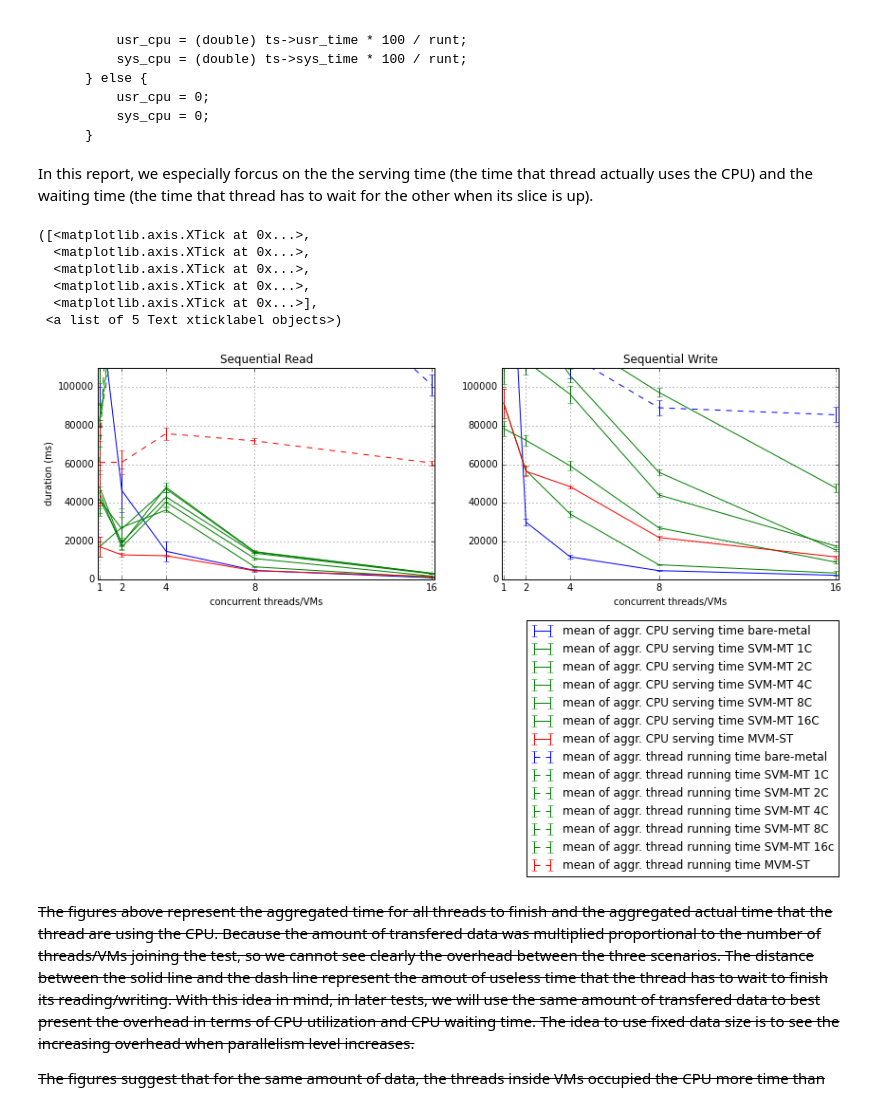
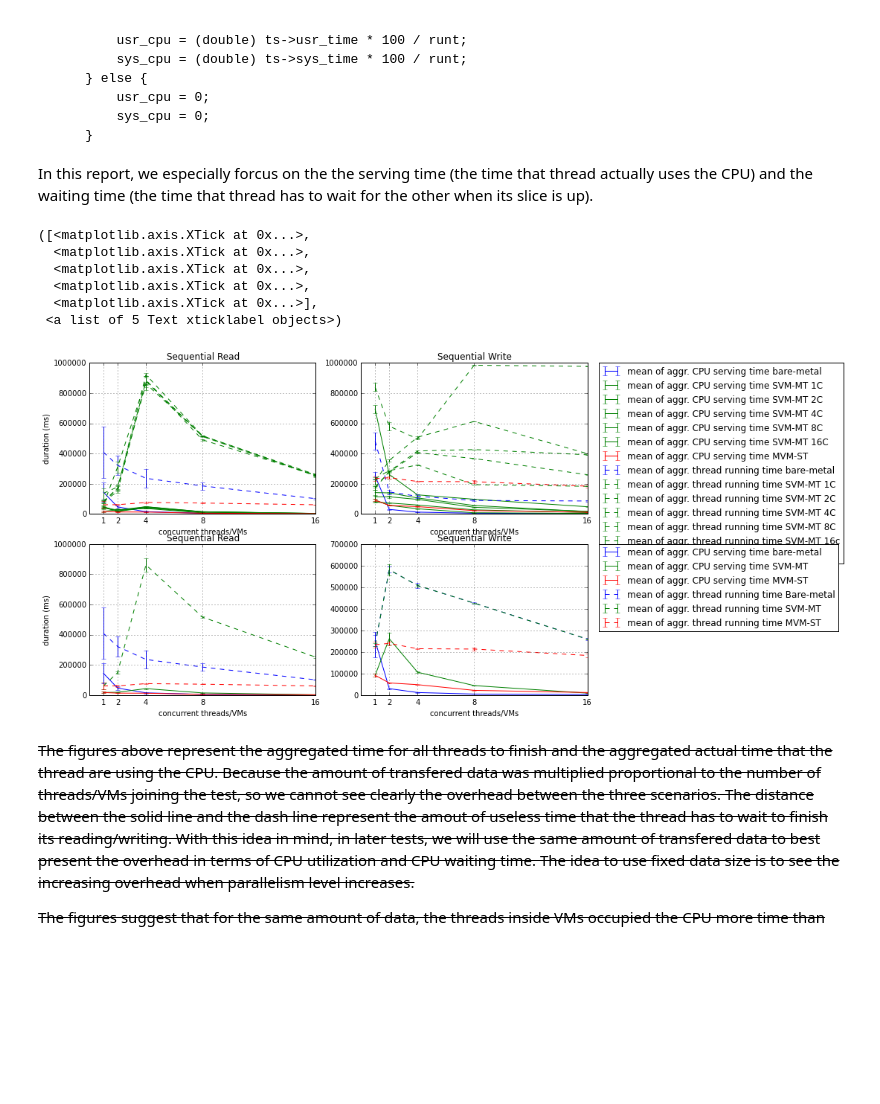
Before and after one commit to hasonhai/io_measurements, a Jupyter notebook: notebook/DA16procs_d32_v1.ipynb, the cells around one changed output. Drawn from its saved outputs; the diff is of its cells as text; code cells hidden in the pictures; blank space fills up the shorter version.

```diff
--- a/notebook/DA16procs_d32_v1.ipynb
+++ b/notebook/DA16procs_d32_v1.ipynb
@@ -553,11 +633,21 @@ citrtswsvm16c = citct.filter(regex="^SW01VM16CTH").tolist()
 
 citrtsrmvm = citrt.filter(regex="^SR[0-9]+VM01CTH01").tolist()
 citrtswmvm = citrt.filter(regex="^SW[0-9]+VM01CTH01").tolist()
+
+# Cores = processes
+tctsrsvm = [tctsrsvm1c[0], tctsrsvm2c[1], tctsrsvm4c[2], tctsrsvm8c[3], tctsrsvm16c[4]]
+tctswsvm = [tctswsvm1c[0], tctswsvm2c[1], tctswsvm4c[2], tctswsvm8c[3], tctswsvm16c[4]]
+trtsrsvm = [trtsrsvm1c[0], trtsrsvm2c[1], trtsrsvm4c[2], trtsrsvm8c[3], trtsrsvm16c[4]]
+trtswsvm = [trtswsvm1c[0], trtswsvm2c[1], trtswsvm4c[2], trtswsvm8c[3], trtswsvm16c[4]]
+citctsrsvm = [citctsrsvm1c[0], citctsrsvm2c[1], citctsrsvm4c[2], citctsrsvm8c[3], citctsrsvm16c[4]]
+citctswsvm = [citctswsvm1c[0], citctswsvm2c[1], citctswsvm4c[2], citctswsvm8c[3], citctswsvm16c[4]]
+citrtsrsvm = [citrtsrsvm1c[0], citrtsrsvm2c[1], citrtsrsvm4c[2], citrtsrsvm8c[3], citrtsrsvm16c[4]]
+citrtswsvm = [citrtswsvm1c[0], citrtswsvm2c[1], citrtswsvm4c[2], citrtswsvm8c[3], citrtswsvm16c[4]]
 # %%
 x_axis = [1,2,4,8,16]
-pylab.rcParams['figure.figsize'] = 14, 4  # change default size of figures
+pylab.rcParams['figure.figsize'] = 12, 8  # change default size of figures
 
-plt.subplot(121)
+plt.subplot(221)
 plt.errorbar(x_axis, tctsrbf, citctsrbf, color="blue")
 plt.errorbar(x_axis, tctsrsvm1c, citctsrsvm1c, color="green")
 plt.errorbar(x_axis, tctsrsvm2c, citctsrsvm2c, color="green")
@@ -572,45 +662,74 @@ plt.errorbar(x_axis, trtsrsvm4c, citrtsrsvm4c, ls="dashed", color="green")
 plt.errorbar(x_axis, trtsrsvm8c, citrtsrsvm8c, ls="dashed", color="green")
 plt.errorbar(x_axis, trtsrsvm16c, citrtsrsvm16c, ls="dashed", color="green")
 plt.errorbar(x_axis, trtsrmvm, citrtsrmvm, ls="dashed", color="red")
-plt.axis([0.9, 16.1, 0, 110000])
+#plt.axis([0.9, 16.1, 0, 110000])
 plt.grid(True)
 plt.title('Sequential Read')
 plt.xlabel('concurrent threads/VMs')
 plt.ylabel('duration (ms)')
 plt.xticks(x_axis)
 
-plt.subplot(122)
+plt.subplot(222)
 plt.errorbar(x_axis, tctswbf, citctswbf, color="blue", label = 'mean of aggr. CPU serving time bare-metal')
 plt.errorbar(x_axis, tctswsvm1c, citctswsvm1c, color="green", label = 'mean of aggr. CPU serving time SVM-MT 1C')
 plt.errorbar(x_axis, tctswsvm2c, citctswsvm2c, color="green", label = 'mean of aggr. CPU serving time SVM-MT 2C')
 plt.errorbar(x_axis, tctswsvm4c, citctswsvm4c, color="green", label = 'mean of aggr. CPU serving time SVM-MT 4C')
 plt.errorbar(x_axis, tctswsvm8c, citctswsvm8c, color="green", label = 'mean of aggr. CPU serving time SVM-MT 8C')
 plt.errorbar(x_axis, tctswsvm16c, citctswsvm16c, color="green", label = 'mean of aggr. CPU serving time SVM-MT 16C')
 plt.errorbar(x_axis, tctswmvm, citctswmvm, color="red", label = 'mean of aggr. CPU serving time MVM-ST')
 plt.errorbar(x_axis, trtswbf, citrtswbf, ls="dashed", color="blue", label = 'mean of aggr. thread running time bare-metal')
 plt.errorbar(x_axis, trtswsvm1c, citrtswsvm1c, ls="dashed", color="green", label = 'mean of aggr. thread running time SVM-MT 1C')
 plt.errorbar(x_axis, trtswsvm2c, citrtswsvm2c, ls="dashed", color="green", label = 'mean of aggr. thread running time SVM-MT 2C')
 plt.errorbar(x_axis, trtswsvm4c, citrtswsvm4c, ls="dashed", color="green", label = 'mean of aggr. thread running time SVM-MT 4C')
 plt.errorbar(x_axis, trtswsvm8c, citrtswsvm8c, ls="dashed", color="green", label = 'mean of aggr. thread running time SVM-MT 8C')
 plt.errorbar(x_axis, trtswsvm16c, citrtswsvm16c, ls="dashed", color="green", label = 'mean of aggr. thread running time SVM-MT 16c')
 plt.errorbar(x_axis, trtswmvm, citrtswmvm, ls="dashed", color="red", label = 'mean of aggr. thread running time MVM-ST')
-plt.axis([0.9, 16.1, 0, 110000])
+#plt.axis([0.9, 16.1, 0, 110000])
 plt.grid(True)
 plt.title('Sequential Write')
-plt.legend(bbox_to_anchor=(1, -1.4), loc=4, borderaxespad=0.)
+plt.legend(bbox_to_anchor=(1.05, 1), loc=0, borderaxespad=0.)
+plt.xlabel('concurrent threads/VMs')
+#plt.ylabel('duration (ms)')
+plt.xticks(x_axis)
+
+plt.subplot(223)
+plt.errorbar(x_axis, tctsrbf, citctsrbf, color="blue")
+plt.errorbar(x_axis, tctsrsvm, citctsrsvm, color="green")
+plt.errorbar(x_axis, tctsrmvm, citctsrmvm, color="red")
+plt.errorbar(x_axis, trtsrbf, citrtsrbf, ls="dashed", color="blue")
+plt.errorbar(x_axis, trtsrsvm, citrtsrsvm, ls="dashed", color="green")
+plt.errorbar(x_axis, trtsrmvm, citrtsrmvm, ls="dashed", color="red")
+#plt.axis([0.9, 16.1, 0, 110000])
+plt.grid(True)
+plt.title('Sequential Read')
+plt.xlabel('concurrent threads/VMs')
+plt.ylabel('duration (ms)')
+plt.xticks(x_axis)
+
+plt.subplot(224)
+plt.errorbar(x_axis, tctswbf, citctswbf, color="blue", label = 'mean of aggr. CPU serving time bare-metal')
+plt.errorbar(x_axis, tctswsvm, citctswsvm, color="green", label = 'mean of aggr. CPU serving time SVM-MT')
+plt.errorbar(x_axis, tctswmvm, citctswmvm, color="red", label = 'mean of aggr. CPU serving time MVM-ST')
+plt.errorbar(x_axis, trtswsvm, citrtswbf, ls="dashed", color="blue", label = 'mean of aggr. thread running time Bare-metal')
+plt.errorbar(x_axis, trtswsvm, citrtswsvm, ls="dashed", color="green", label = 'mean of aggr. thread running time SVM-MT')
+plt.errorbar(x_axis, trtswmvm, citrtswmvm, ls="dashed", color="red", label = 'mean of aggr. thread running time MVM-ST')
+#plt.axis([0.9, 16.1, 0, 110000])
+plt.grid(True)
+plt.title('Sequential Write')
+plt.legend(bbox_to_anchor=(1.05, 1), loc=0, borderaxespad=0.)
 plt.xlabel('concurrent threads/VMs')
 #plt.ylabel('duration (ms)')
 plt.xticks(x_axis)
 
 #plt.savefig('CPUutilisation16procs.pdf')
 # %% [output]
 ([<matplotlib.axis.XTick at 0x...>,
   <matplotlib.axis.XTick at 0x...>,
   <matplotlib.axis.XTick at 0x...>,
   <matplotlib.axis.XTick at 0x...>,
   <matplotlib.axis.XTick at 0x...>],
  <a list of 5 Text xticklabel objects>)
-[figure, old version]
+[figure, new version]
 # %% [markdown]
 <del>The figures above represent the aggregated time for all threads to finish and the aggregated actual time that the thread are using the CPU. Because the amount of transfered data was multiplied proportional to the number of threads/VMs joining the test, so we cannot see clearly the overhead between the three scenarios. The distance between the solid line and the dash line represent the amout of useless time that the thread has to wait to finish its reading/writing. With this idea in mind, in later tests, we will use the same amount of transfered data to best present the overhead in terms of CPU utilization and CPU waiting time. The idea to use fixed data size is to see the increasing overhead when parallelism level increases.</del>
 
```
Also changed, not shown: parts of 8 cells of this notebook.
